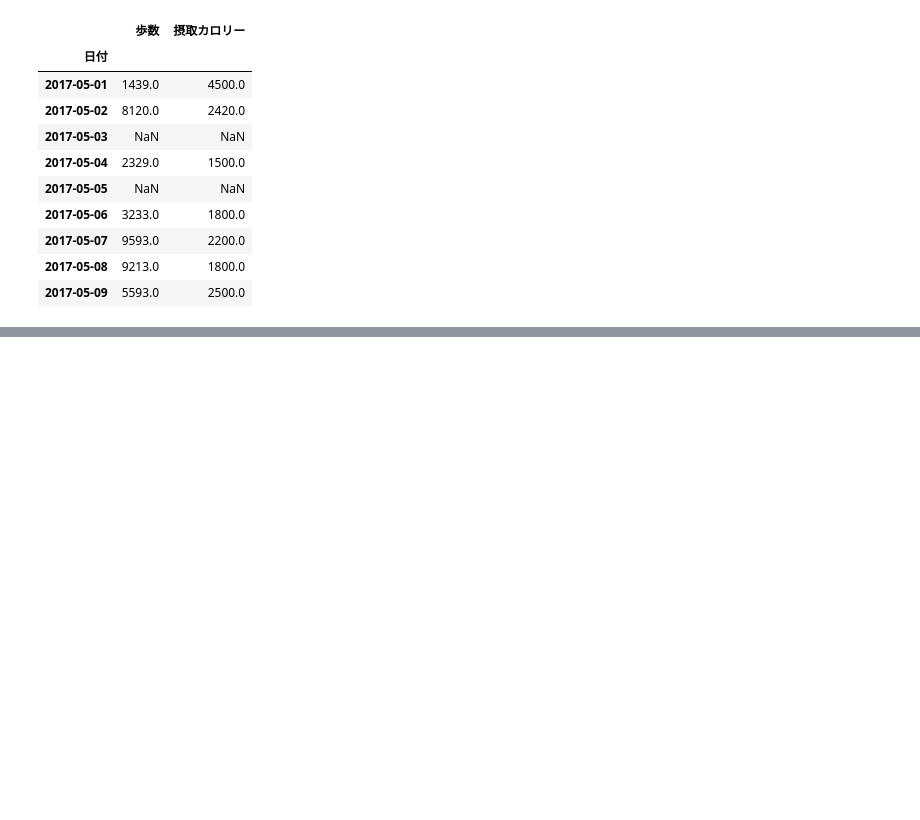
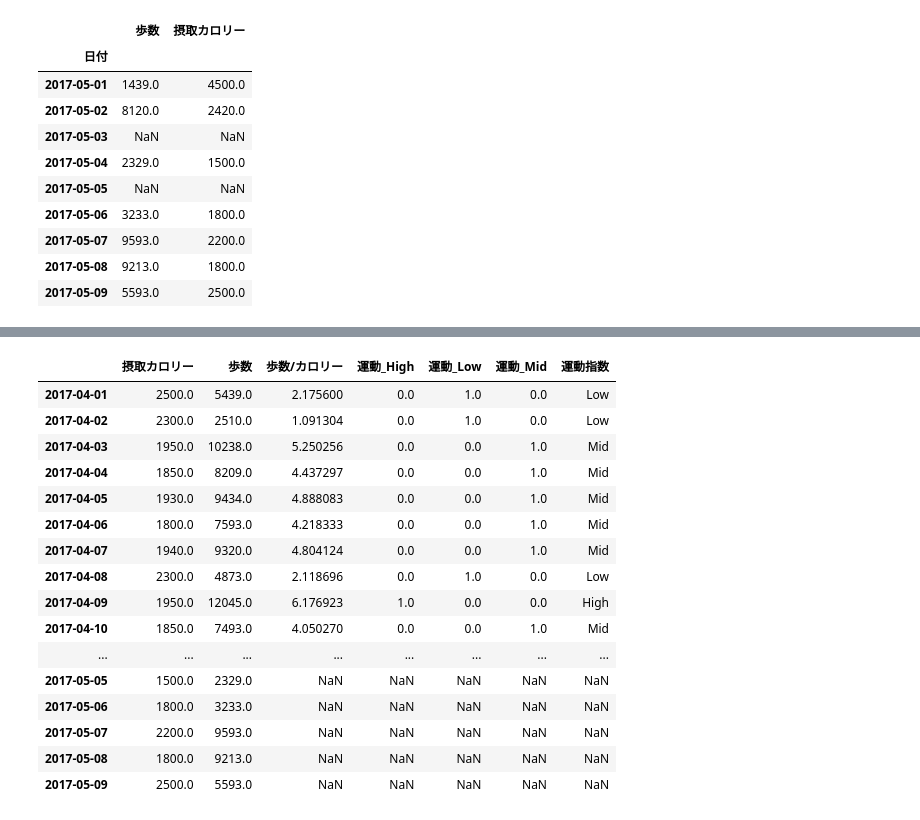
Before and after one commit to YukiNoji3/SampleCode, a Jupyter notebook: Python_DataAnalysis(pandas).ipynb, the cells around one changed output, grey strips where cells are left out. Cells and saved outputs as stored; diff of their text form; code cells hidden in the pictures; blank space fills up the shorter version.

```diff
--- a/Python_DataAnalysis(pandas).ipynb
+++ b/Python_DataAnalysis(pandas).ipynb
@@ -551,0 +771,3 @@ df_201705
+# %%
+df_201705_fill = df_201705.fillna(method='ffill')
+df_201705_fill
@@ -551,0 +869,21 @@ df_201705
+# %%
+df_merged_0405 = pd.concat([df_merged, df_201705_fill], axis=0, sort=True)
+df_merged_0405
+# %% [output]
+|  | 摂取カロリー | 歩数 | 歩数/カロリー | 運動_High | 運動_Low | 運動_Mid | 運動指数 |
+| 2017-04-01 | 2500.0 | 5439.0 | 2.175600 | 0.0 | 1.0 | 0.0 | Low |
+| 2017-04-02 | 2300.0 | 2510.0 | 1.091304 | 0.0 | 1.0 | 0.0 | Low |
+| 2017-04-03 | 1950.0 | 10238.0 | 5.250256 | 0.0 | 0.0 | 1.0 | Mid |
+| 2017-04-04 | 1850.0 | 8209.0 | 4.437297 | 0.0 | 0.0 | 1.0 | Mid |
+| 2017-04-05 | 1930.0 | 9434.0 | 4.888083 | 0.0 | 0.0 | 1.0 | Mid |
+| 2017-04-06 | 1800.0 | 7593.0 | 4.218333 | 0.0 | 0.0 | 1.0 | Mid |
+| 2017-04-07 | 1940.0 | 9320.0 | 4.804124 | 0.0 | 0.0 | 1.0 | Mid |
+| 2017-04-08 | 2300.0 | 4873.0 | 2.118696 | 0.0 | 1.0 | 0.0 | Low |
+| 2017-04-09 | 1950.0 | 12045.0 | 6.176923 | 1.0 | 0.0 | 0.0 | High |
+| 2017-04-10 | 1850.0 | 7493.0 | 4.050270 | 0.0 | 0.0 | 1.0 | Mid |
+| ... | ... | ... | ... | ... | ... | ... | ... |
+| 2017-05-05 | 1500.0 | 2329.0 | NaN | NaN | NaN | NaN | NaN |
+| 2017-05-06 | 1800.0 | 3233.0 | NaN | NaN | NaN | NaN | NaN |
+| 2017-05-07 | 2200.0 | 9593.0 | NaN | NaN | NaN | NaN | NaN |
+| 2017-05-08 | 1800.0 | 9213.0 | NaN | NaN | NaN | NaN | NaN |
+| 2017-05-09 | 2500.0 | 5593.0 | NaN | NaN | NaN | NaN | NaN |
```
Also changed, not shown: parts of 36 cells of this notebook.
